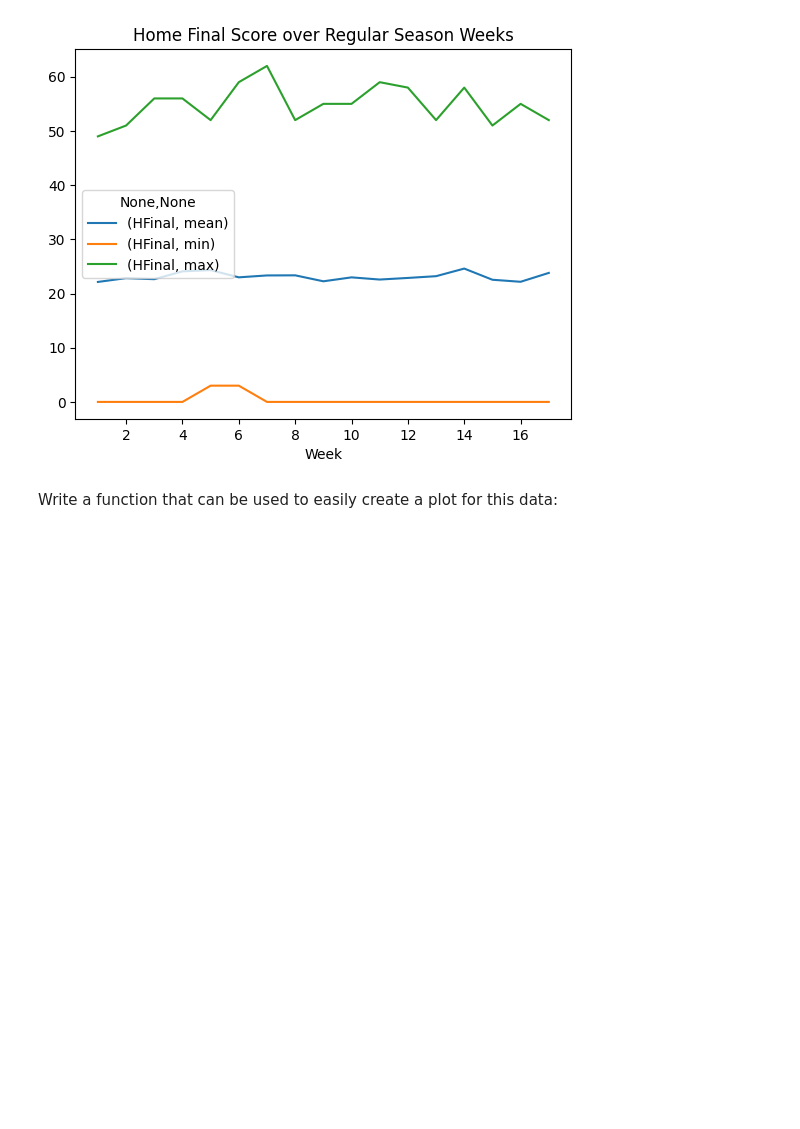
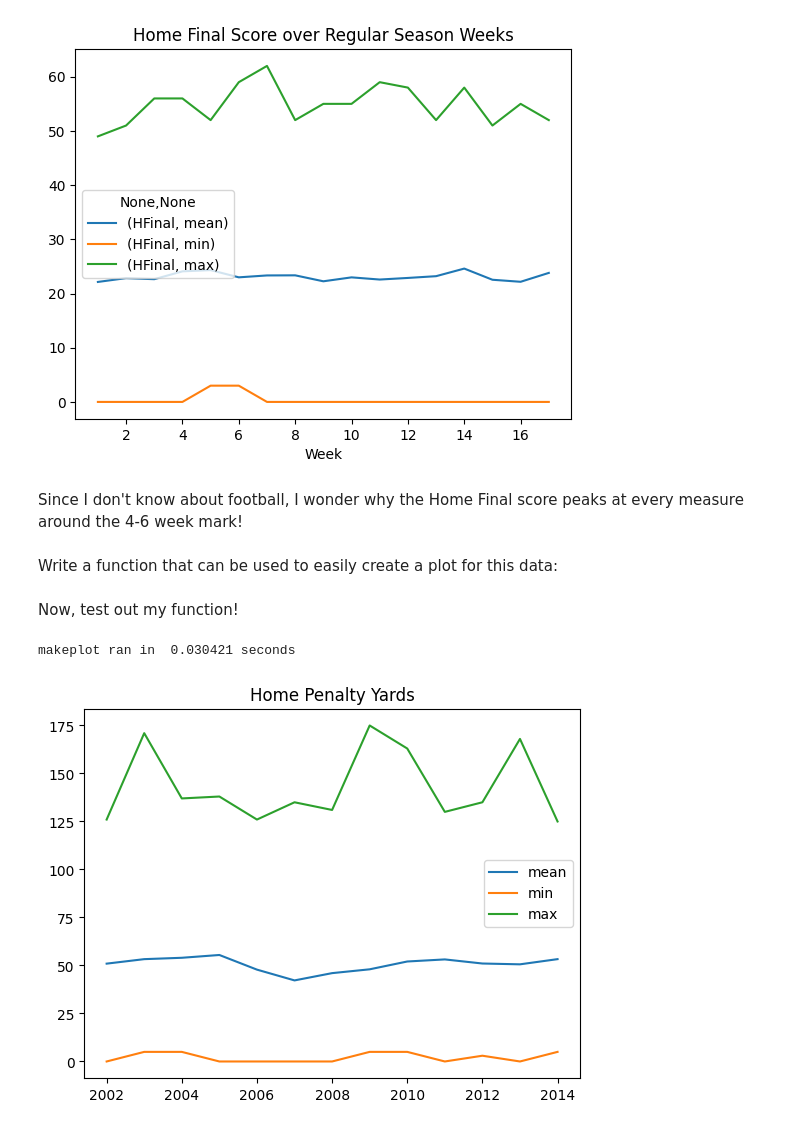
Before and after one commit to ewarren38/HW4_WarrenE, a Jupyter notebook: HW4_WarrenE.ipynb, the cells around one changed output. Cells and saved outputs as stored; diff of their text form; code cells hidden in the pictures; blank space fills up the shorter version.

```diff
--- a/HW4_WarrenE.ipynb
+++ b/HW4_WarrenE.ipynb
@@ -526,5 +530,7 @@ plt.xlabel("Week")
 # %% [output]
 Text(0.5, 0, 'Week')
 [figure]
+# %% [markdown]
+Since I don't know about football, I wonder why the Home Final score peaks at every measure around the 4-6 week mark!
 # %% [markdown]
 Write a function that can be used to easily create a plot for this data:
@@ -530,0 +552,23 @@ Write a function that can be used to easily create a plot for this data:
+# %%
+# Define a function that creates a line plot for a time series of measures of center
+# and spread.
+
+@timeit
+def makeplot(y : str, time : str, aggs : str = ["mean", "min", "max"], \
+             title : str = None, xaxis : str = None):
+    """
+    This function expects a string name of a numeric type variable to create a line
+    chart of the mean, min, and max of that numeric variable over time.
+    """
+    plot_data = NFL_short.groupby(time)[y].agg(aggs)
+    plot_data.plot()
+    plt.title(title)
+    plt.xlabel(xaxis)
+    return
+# %% [markdown]
+Now, test out my function!
+# %%
+makeplot(y = "homePenYds", time = "season", title = "Home Penalty Yards")
+# %% [output]
+makeplot ran in  0.030421 seconds
+[figure, added]
```
Also changed, not shown: parts of 6 cells of this notebook.
